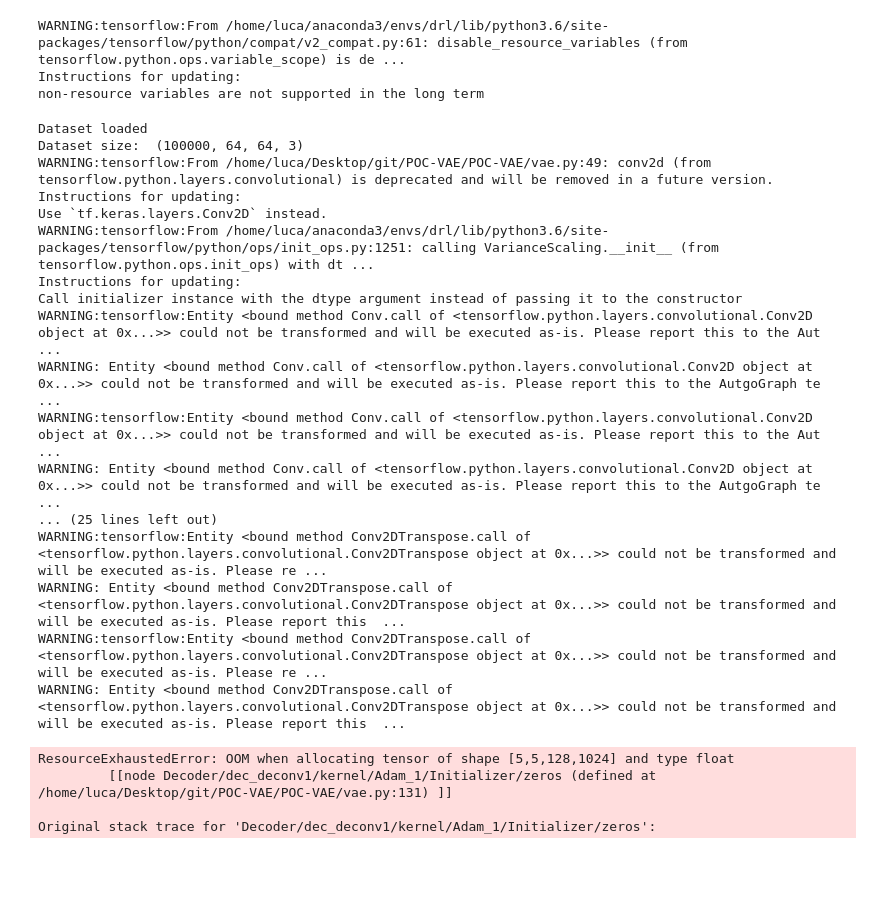
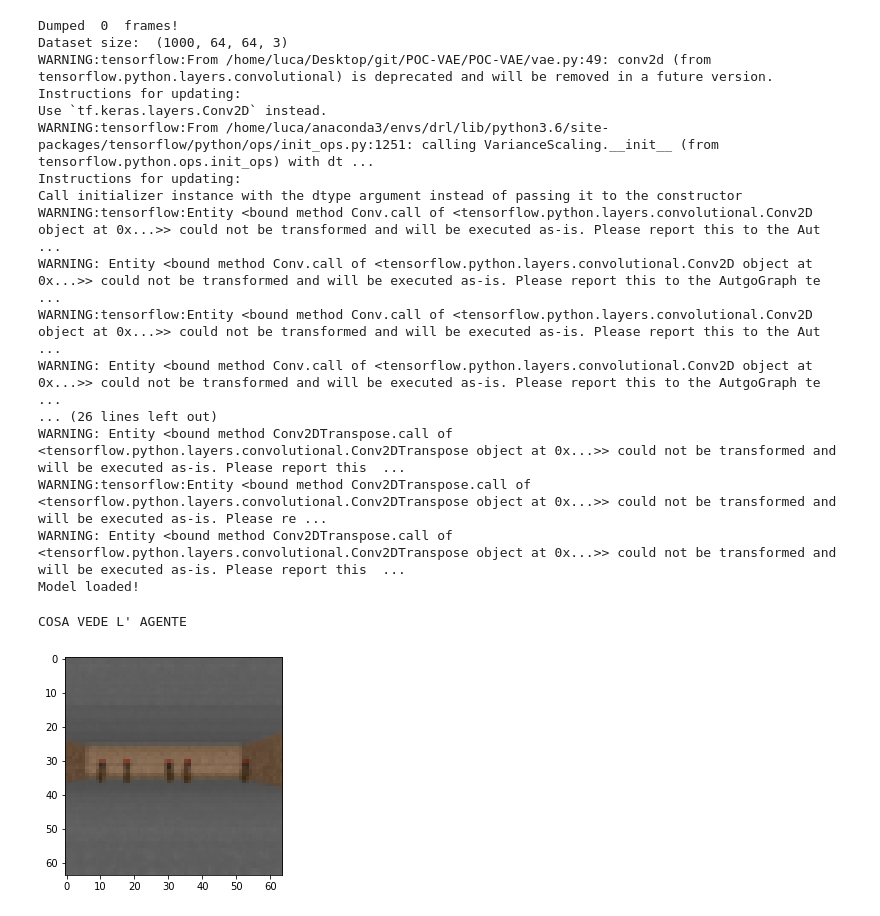
Before and after one commit to DrLux/VAE-on-VizdoomTakeCover, a Jupyter notebook: Test_VAE.ipynb, the cells around one changed output. Cells and saved outputs as stored; diff of their text form; code cells hidden in the pictures; blank space fills up the shorter version.

```diff
--- a/Test_VAE.ipynb
+++ b/Test_VAE.ipynb
@@ -1,15 +1,7 @@
 # %%
-import os
-#2 = INFO and WARNING messages are not printed
-os.environ['TF_CPP_MIN_LOG_LEVEL'] = '2'
-
 import numpy as np
 import gym
 import dataset #my file
 import vae #my file
 import matplotlib.pyplot as plt
 import vizdoomgym
-# %% [output]
-WARNING:tensorflow:From /home/luca/anaconda3/envs/drl/lib/python3.6/site-packages/tensorflow/python/compat/v2_compat.py:61: disable_resource_variables (from tensorflow.python.ops.variable_scope) is de ...
-Instructions for updating:
-non-resource variables are not supported in the long term
@@ -19,7 +8,10 @@ import dataset
 # %%
+# Specify which GPU(s) to use
+os.environ["CUDA_VISIBLE_DEVICES"] = "1"
+
 #Dataset
 #env_id = 'Freeway-v0'
-dataset_size = 100000
+dataset_size = 1000
 frame_shape = [64,64]
 batch_size = 100
 
@@ -35,11 +27,12 @@ img_to_plot = 5
 env = gym.make('VizdoomTakeCover-v0')
 dataset = dataset.Dataset(env,dataset_size,frame_shape,batch_size)
 vae = vae.VAE(latent_size, learning_rate,train_epochs,frame_shape,dataset)
+env.close()
 
 vae.load_json()
 # %% [output]
-Dataset loaded
-Dataset size:  (100000, 64, 64, 3)
+Dumped  0  frames!
+Dataset size:  (1000, 64, 64, 3)
 WARNING:tensorflow:From /home/luca/Desktop/git/POC-VAE/POC-VAE/vae.py:49: conv2d (from tensorflow.python.layers.convolutional) is deprecated and will be removed in a future version.
 Instructions for updating:
 Use `tf.keras.layers.Conv2D` instead.
@@ -50,13 +43,17 @@ WARNING:tensorflow:Entity <bound method Conv.call of <tensorflow.python.layers.c
 WARNING: Entity <bound method Conv.call of <tensorflow.python.layers.convolutional.Conv2D object at 0x...>> could not be transformed and will be executed as-is. Please report this to the AutgoGraph te ...
 WARNING:tensorflow:Entity <bound method Conv.call of <tensorflow.python.layers.convolutional.Conv2D object at 0x...>> could not be transformed and will be executed as-is. Please report this to the Aut ...
 WARNING: Entity <bound method Conv.call of <tensorflow.python.layers.convolutional.Conv2D object at 0x...>> could not be transformed and will be executed as-is. Please report this to the AutgoGraph te ...
-... (25 lines left out)
-WARNING:tensorflow:Entity <bound method Conv2DTranspose.call of <tensorflow.python.layers.convolutional.Conv2DTranspose object at 0x...>> could not be transformed and will be executed as-is. Please re ...
+... (26 lines left out)
 WARNING: Entity <bound method Conv2DTranspose.call of <tensorflow.python.layers.convolutional.Conv2DTranspose object at 0x...>> could not be transformed and will be executed as-is. Please report this  ...
 WARNING:tensorflow:Entity <bound method Conv2DTranspose.call of <tensorflow.python.layers.convolutional.Conv2DTranspose object at 0x...>> could not be transformed and will be executed as-is. Please re ...
 WARNING: Entity <bound method Conv2DTranspose.call of <tensorflow.python.layers.convolutional.Conv2DTranspose object at 0x...>> could not be transformed and will be executed as-is. Please report this  ...
+Model loaded!
-ResourceExhaustedError: OOM when allocating tensor of shape [5,5,128,1024] and type float
-         [[node Decoder/dec_deconv1/kernel/Adam_1/Initializer/zeros (defined at /home/luca/Desktop/git/POC-VAE/POC-VAE/vae.py:131) ]]
-
-Original stack trace for 'Decoder/dec_deconv1/kernel/Adam_1/Initializer/zeros':
+# %%
+choosed_img = dataset.dataset[120]
+imgplot = plt.imshow(choosed_img)
+print("COSA VEDE L' AGENTE")
+plt.show()
+# %% [output]
+COSA VEDE L' AGENTE
+[figure, added]
 # %%
```
Also changed, not shown: parts of 7 cells of this notebook, 9 other files.
